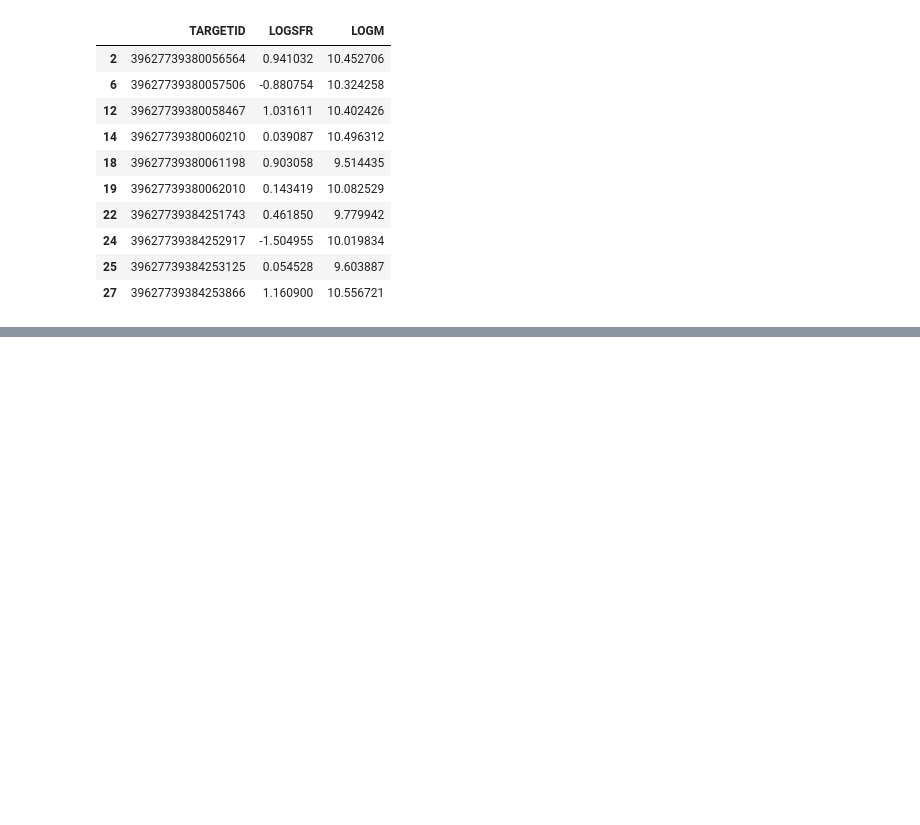
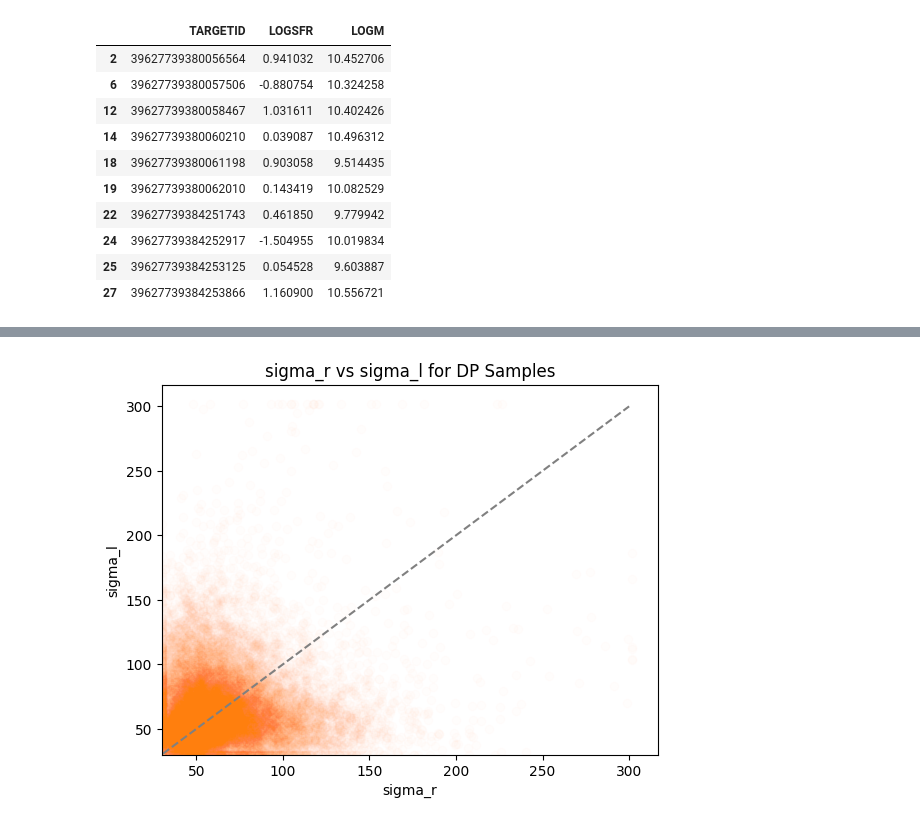
Before and after one commit to hyp0515/searching_inflow, a Jupyter notebook: analyze_dp.ipynb, the cells around one changed output, grey strips where cells are left out. Cells and saved outputs as stored; diff of their text form; code cells hidden in the pictures; blank space fills up the shorter version.

```diff
--- a/analyze_dp.ipynb
+++ b/analyze_dp.ipynb
@@ -300,0 +311,17 @@ plt.show()
+# %%
+sigma_r = np.sqrt(dp_sample['sigma_r']**2 + 30**2)
+sigma_l = np.sqrt(dp_sample['sigma_l']**2 + 30**2)
+# %%
+x = np.linspace(0, 300, 100)
+
+plt.plot(x, x, color='gray', linestyle='--', label='sigma_r = sigma_l')
+plt.scatter(sigma_r, sigma_l, alpha=.01, color='C1')
+plt.xlabel('sigma_r')
+plt.ylabel('sigma_l')
+plt.title('sigma_r vs sigma_l for DP Samples')
+plt.xlim(left=30)
+plt.ylim(bottom=30)
+# plt.legend()
+plt.show()
+# %% [output]
+[figure, added]
```
Also changed, not shown: parts of 21 cells of this notebook, 8 other files.
